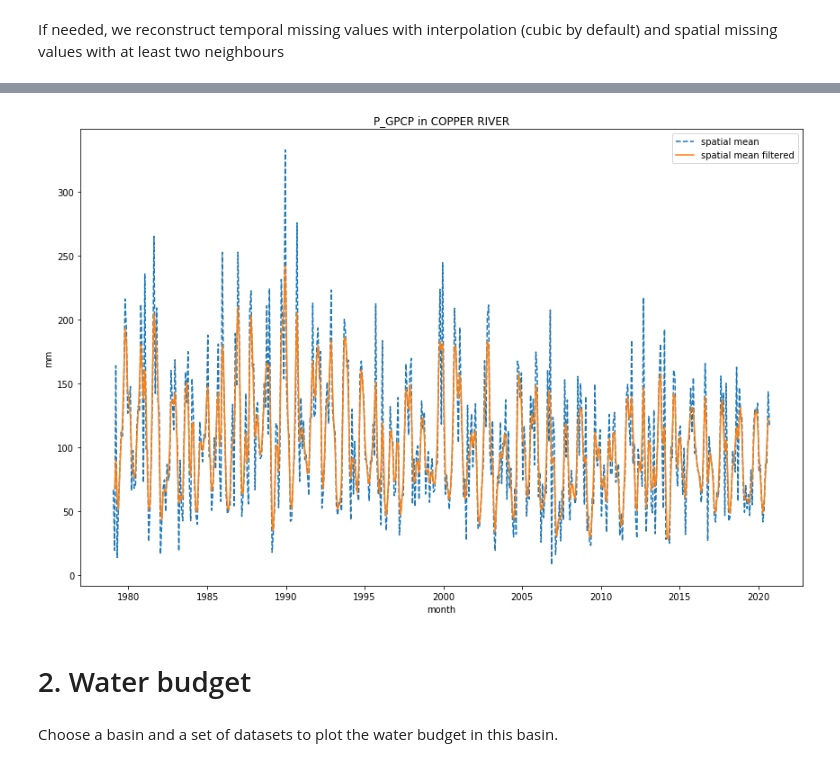
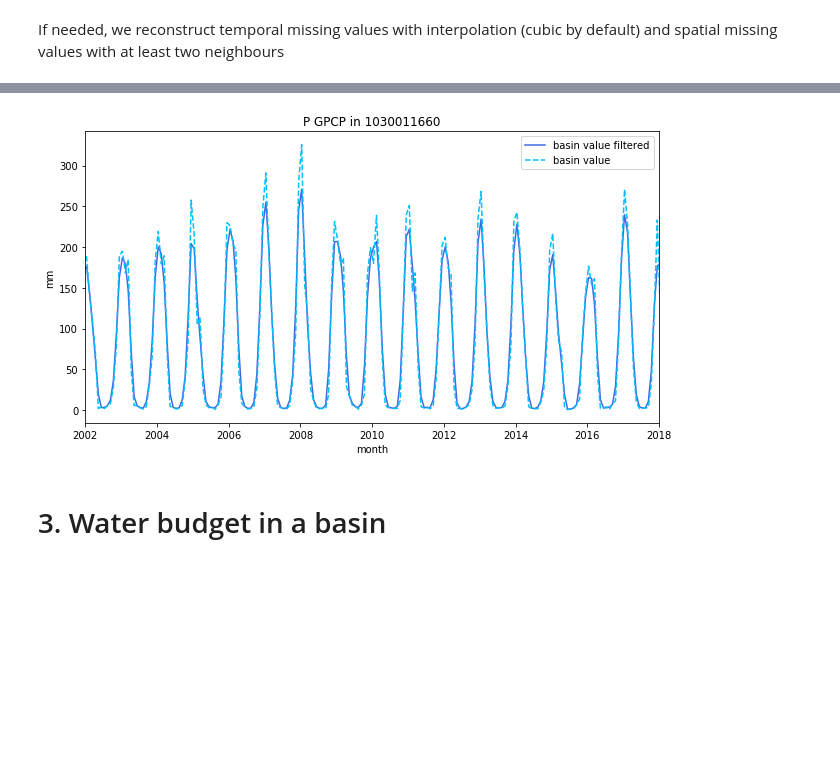
Before and after one commit to lehmannfa/water_storage_changes, a Jupyter notebook: water_budget/Explore datasets.ipynb, the cells around one changed output, grey strips where cells are left out. Cells and saved outputs as stored; diff of their text form; code cells hidden in the pictures; blank space fills up the shorter version.

```diff
--- a/water_budget/Explore datasets.ipynb
+++ b/water_budget/Explore datasets.ipynb
@@ -65,0 +41,3 @@ data='GPCP'
+# %%
+basins=load_basins_data()
+basins
@@ -95,3 +85,0 @@ Load basins data :
-# %%
-basins=load_basins_data(approximate)
-basins
@@ -113,13 +101,12 @@ basins
 # %%
+basin_id=basins.index[np.random.randint(basins.shape[0])]
+
 world = geopandas.read_file(geopandas.datasets.get_path('naturalearth_lowres'))
 
-fig, ax = plt.subplots(figsize=(8,5))
+fig, ax = plt.subplots()
 ax.set_aspect('equal')
 world.plot(ax=ax, color='white', edgecolor='black')
-basins.plot(ax=ax, column='MAIN_CLIMATE', categorical=True,
-             legend=True, cmap=cmap_climate,
-                 legend_kwds={'bbox_to_anchor':(1.25,1.0),'ncol':2,'fontsize':'x-small'})
-ax.set(title='Koppen-Geiger classification')
-fig.tight_layout()
+basins.loc[[basin_id],'geometry'].plot(ax=ax, color='blue',alpha=0.7)
+plt.title(basin_id)
 plt.show()
 # %% [output]
@@ -153 +126,9 @@ hydro_basin=hydro_grid.loc[final_selection.index]
+# %%
+my_basin=basins.loc[[basin_id],'geometry']
+final_selection=geopandas.read_file("../datasets/hydroATLAS_basins_grid/{}.shp".format(basin_id))
+final_selection.set_index(pd.MultiIndex.from_frame(final_selection[['x','y']]),inplace=True)
+
+hydro_grid.set_index(pd.MultiIndex.from_frame(hydro_grid[['x','y']]),inplace=True)
+hydro_basin=final_selection.join(hydro_grid.loc[:,['{} {}'.format(hydro_var_name,d.date()) for d in time_hydro]])
+hydro_basin.set_index(np.arange(hydro_basin.shape[0]),inplace=True)
 # %% [markdown]
@@ -197,20 +179,27 @@ Compute the weighted average for all grid points inside the basin, taking into a
 hydro_mean_basin, hydro_mean_basin_filter=hydrological_variables_basin_filtered(hydro_basin,hydro_var_name,
                                                                 time_hydro,data,version=version_data[data])
 # %%
-plt.figure(figsize=(12,8))
+plt.figure(figsize=(9,5))
 if hydro_var_name=='TWS': # filtered and unfiltered variables are the same for water storage CHANGES
-    plt.plot(time_hydro,hydro_mean_basin,label='spatial mean')
+    plt.plot(time_hydro.iloc[:183],hydro_mean_basin.iloc[:183],'k',label='basin value')
+    non_missing_times=pd.to_datetime(perc_missing_values.iloc[:183].loc[perc_missing_values!=100].index.str[4:])
+    plt.plot(non_missing_times,hydro_mean_basin.iloc[:183].loc[perc_missing_values!=100],
+             'ko',label='observations')
+    missing_times=pd.to_datetime(perc_missing_values.iloc[:183].loc[perc_missing_values==100].index.str[4:])
+    plt.plot(missing_times,hydro_mean_basin.iloc[:183].loc[perc_missing_values==100],
+             'x',color='grey',label='missing data')
 else:
-    plt.plot(time_hydro,hydro_mean_basin,'--',label='spatial mean')
-    plt.plot(time_hydro[1:-1],hydro_mean_basin_filter,label='spatial mean filtered')
+    plt.plot(time_hydro[1:-1],hydro_mean_basin_filter,label='basin value filtered',color='royalblue')
+    plt.plot(time_hydro,hydro_mean_basin,'--',label='basin value',color='deepskyblue')
 plt.legend()
+plt.xlim([date(2002,1,1),date(2018,1,1)])
 plt.xlabel("month")
 plt.ylabel("mm")
-plt.title("{}_{} in {}".format(hydro_var_name,data,basin_name))
+plt.title("{} {} in {}".format(hydro_var_name,data,basin_id))
 plt.tight_layout()
 plt.show()
 # %% [output]
-[figure, old version]
+[figure, new version]
 # %% [markdown]
-# 2. Water budget
+# 3. Water budget in a basin
 # %%
@@ -218,2 +206,0 @@ basins=load_basins_data(approximate)
-# %% [markdown]
-Choose a basin and a set of datasets to plot the water budget in this basin.
```
Also changed, not shown: parts of 81 cells of this notebook, 6 other files.
